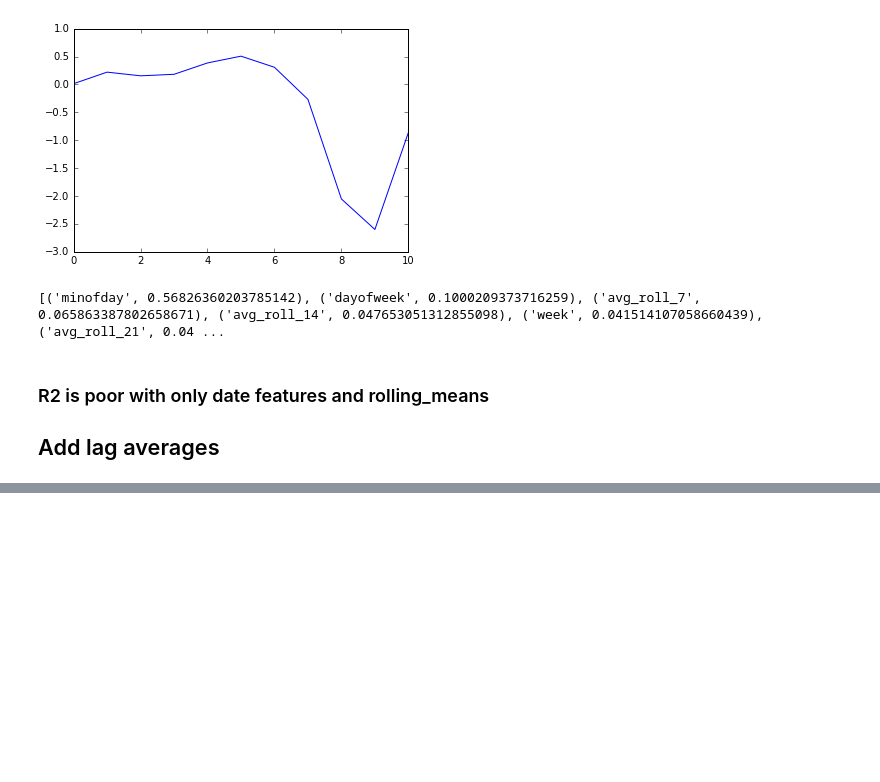
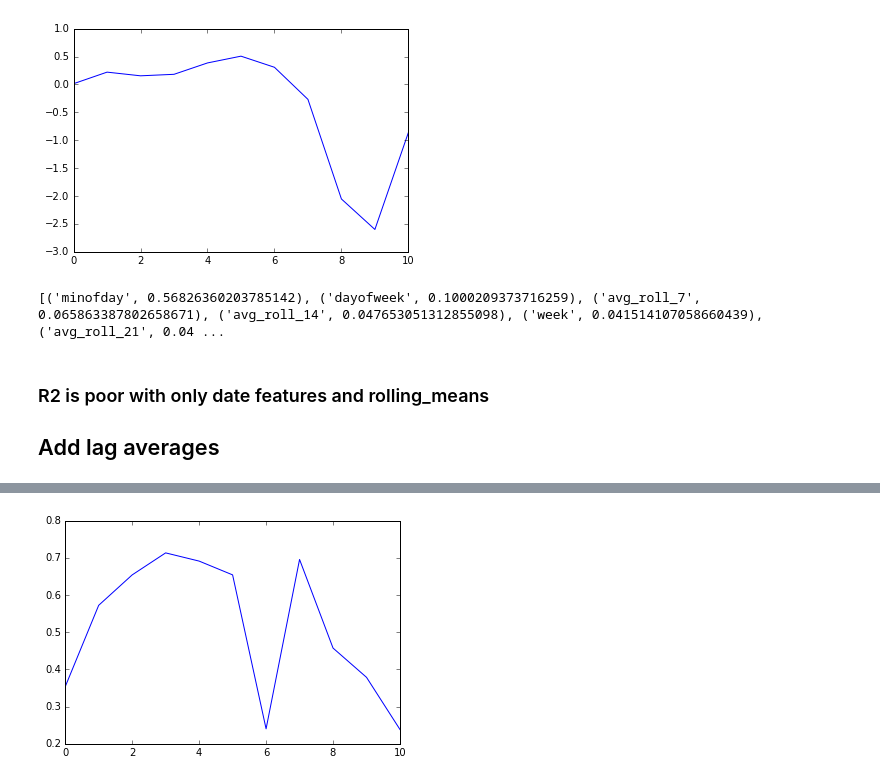
Before and after one commit to jngseattle/BorderCrossing, a Jupyter notebook: code/Model-v2.0-IncrementalModel.ipynb, the cells around one changed output, grey strips where cells are left out. Cells and saved outputs as stored; diff of their text form; code cells hidden in the pictures; blank space fills up the shorter version.

```diff
--- a/code/Model-v2.0-IncrementalModel.ipynb
+++ b/code/Model-v2.0-IncrementalModel.ipynb
@@ -164,0 +263,8 @@ plt.plot(r2_bymonth);
+# %%
+r2_bymonth = []
+for month in range(1, 12):
+    r2_bymonth.append(r2_score(actuals4[actuals4.index.month==month], yhat4_[yhat4_.index.month==month]))
+
+plt.plot(r2_bymonth);
+# %% [output]
+[figure, added]
```
Also changed, not shown: parts of 30 cells of this notebook, 2 other files.
